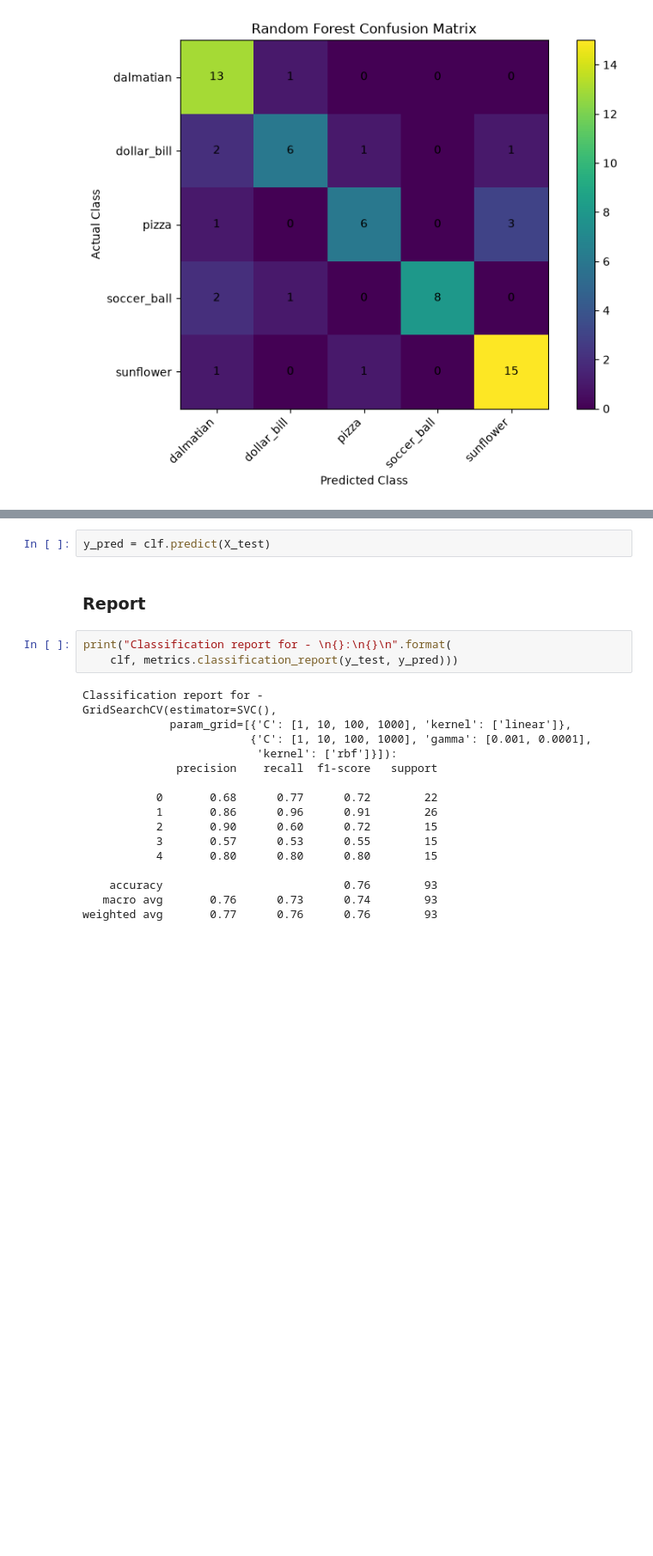
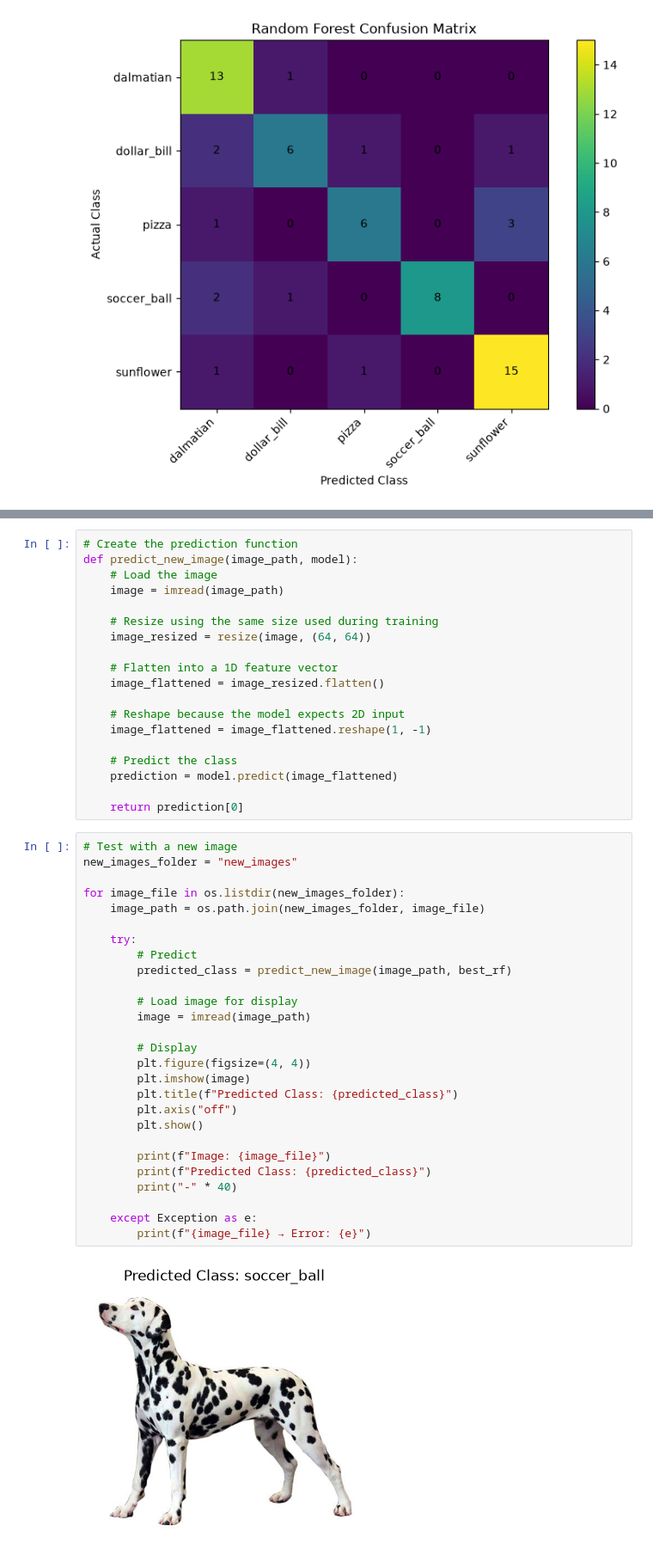
Before and after one commit to Yvesangwa/AI_labs, a Jupyter notebook: Lesson_11_Image_processing_computer_vision/Assignment_11_Image_Classification_using_scikit_learn.ipynb, the cells around one changed output, grey strips where cells are left out. Shown at 86% size. Cells and saved outputs as stored; diff of their text form; blank space fills up the shorter version.

Commit message:
Predict new images

```diff
--- a/Lesson_11_Image_processing_computer_vision/Assignment_11_Image_Classification_using_scikit_learn.ipynb
+++ b/Lesson_11_Image_processing_computer_vision/Assignment_11_Image_Classification_using_scikit_learn.ipynb
@@ -346,24 +272,48 @@ GridSearchCV(estimator=SVC(),
-# %%
-y_pred = clf.predict(X_test)
-# %% [markdown]
-### Report
-# %%
-print("Classification report for - \n{}:\n{}\n".format(
-    clf, metrics.classification_report(y_test, y_pred)))
-# %% [output]
-Classification report for -
-GridSearchCV(estimator=SVC(),
-             param_grid=[{'C': [1, 10, 100, 1000], 'kernel': ['linear']},
-                         {'C': [1, 10, 100, 1000], 'gamma': [0.001, 0.0001],
-                          'kernel': ['rbf']}]):
-              precision    recall  f1-score   support
-
-           0       0.68      0.77      0.72        22
-           1       0.86      0.96      0.91        26
-           2       0.90      0.60      0.72        15
-           3       0.57      0.53      0.55        15
-           4       0.80      0.80      0.80        15
-
-    accuracy                           0.76        93
-   macro avg       0.76      0.73      0.74        93
-weighted avg       0.77      0.76      0.76        93
+# %%
+# Create the prediction function
+def predict_new_image(image_path, model):
+    # Load the image
+    image = imread(image_path)
+
+    # Resize using the same size used during training
+    image_resized = resize(image, (64, 64))
+
+    # Flatten into a 1D feature vector
+    image_flattened = image_resized.flatten()
+
+    # Reshape because the model expects 2D input
+    image_flattened = image_flattened.reshape(1, -1)
+
+    # Predict the class
+    prediction = model.predict(image_flattened)
+
+    return prediction[0]
+# %%
+# Test with a new image
+new_images_folder = "new_images"
+
+for image_file in os.listdir(new_images_folder):
+    image_path = os.path.join(new_images_folder, image_file)
+
+    try:
+        # Predict
+        predicted_class = predict_new_image(image_path, best_rf)
+
+        # Load image for display
+        image = imread(image_path)
+
+        # Display
+        plt.figure(figsize=(4, 4))
+        plt.imshow(image)
+        plt.title(f"Predicted Class: {predicted_class}")
+        plt.axis("off")
+        plt.show()
+
+        print(f"Image: {image_file}")
+        print(f"Predicted Class: {predicted_class}")
+        print("-" * 40)
+
+    except Exception as e:
+        print(f"{image_file} → Error: {e}")
+# %% [output]
+[figure, added]
```
Also changed, not shown: parts of 10 cells of this notebook, 2 other files.
